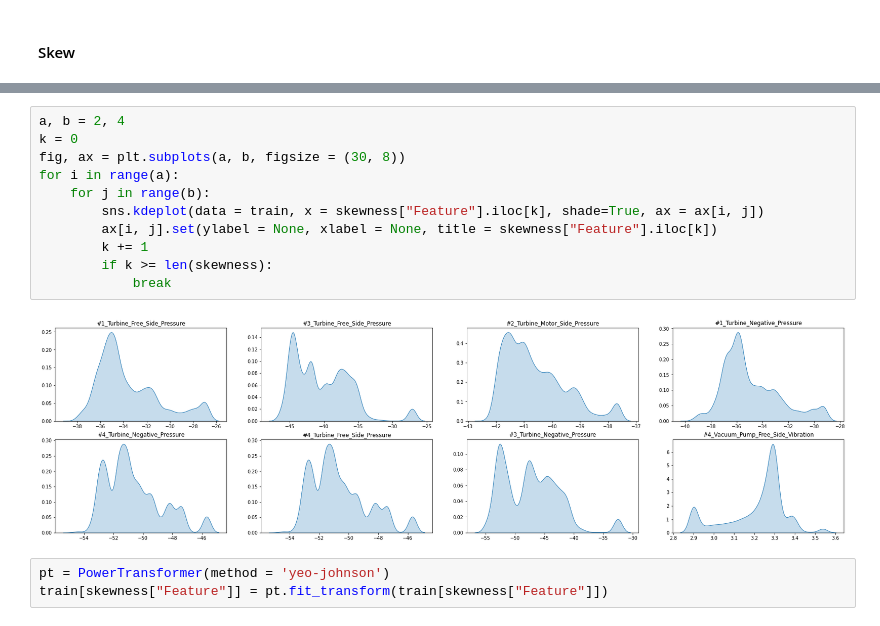
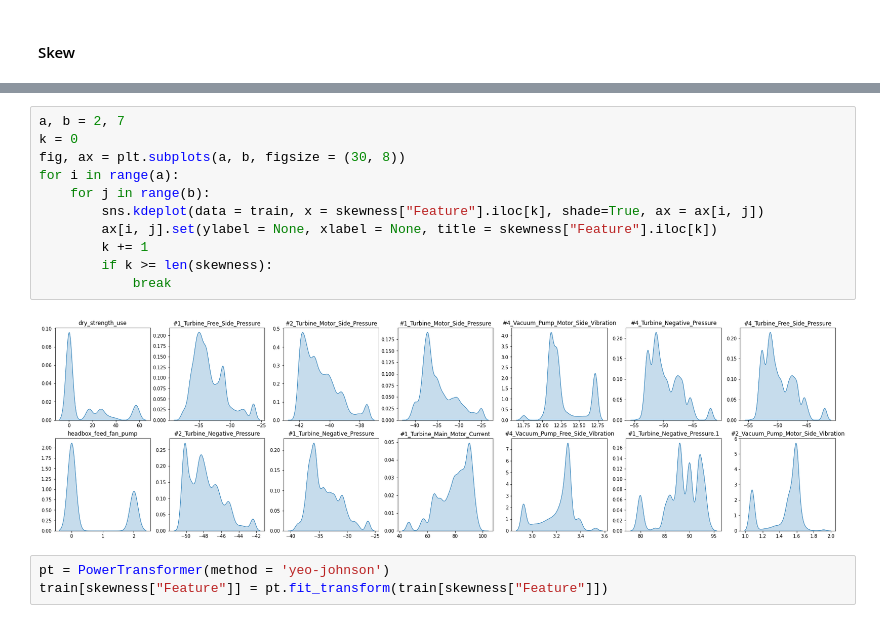
Before and after one commit to JulieKuo/machine_parameter_optimization, a Jupyter notebook: pred_privite.ipynb, the cells around one changed output, grey strips where cells are left out. Cells and saved outputs as stored; diff of their text form.

```diff
--- a/pred_privite.ipynb
+++ b/pred_privite.ipynb
@@ -384,16 +390,16 @@ skewness
 # %%
-a, b = 2, 4
+a, b = 2, 7
 k = 0
 fig, ax = plt.subplots(a, b, figsize = (30, 8))
 for i in range(a):
     for j in range(b):
         sns.kdeplot(data = train, x = skewness["Feature"].iloc[k], shade=True, ax = ax[i, j])
         ax[i, j].set(ylabel = None, xlabel = None, title = skewness["Feature"].iloc[k])
         k += 1
         if k >= len(skewness):
             break
 # %% [output]
-[figure, old version]
+[figure, new version]
 # %%
 pt = PowerTransformer(method = 'yeo-johnson')
 train[skewness["Feature"]] = pt.fit_transform(train[skewness["Feature"]])
```
Also changed, not shown: parts of 39 cells of this notebook, 5 other files.
